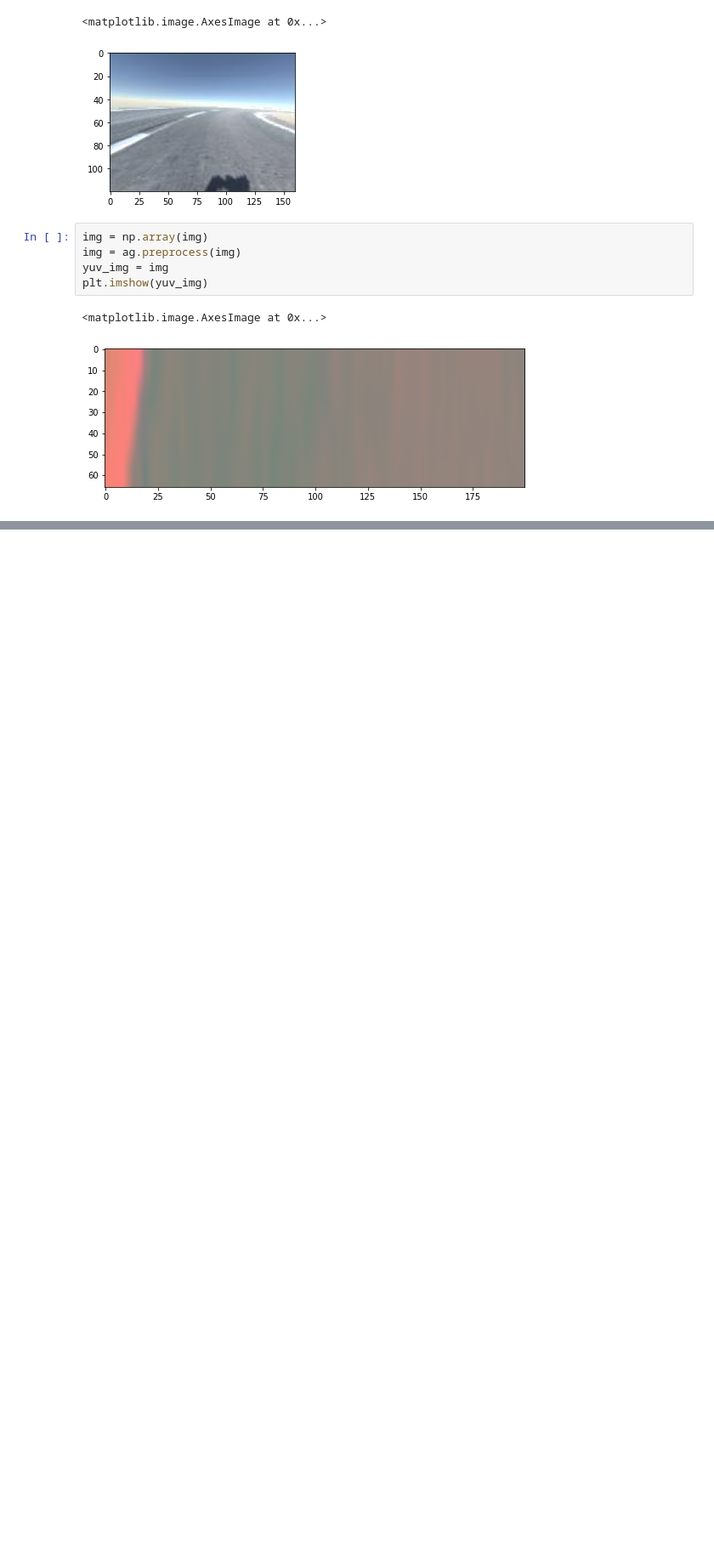
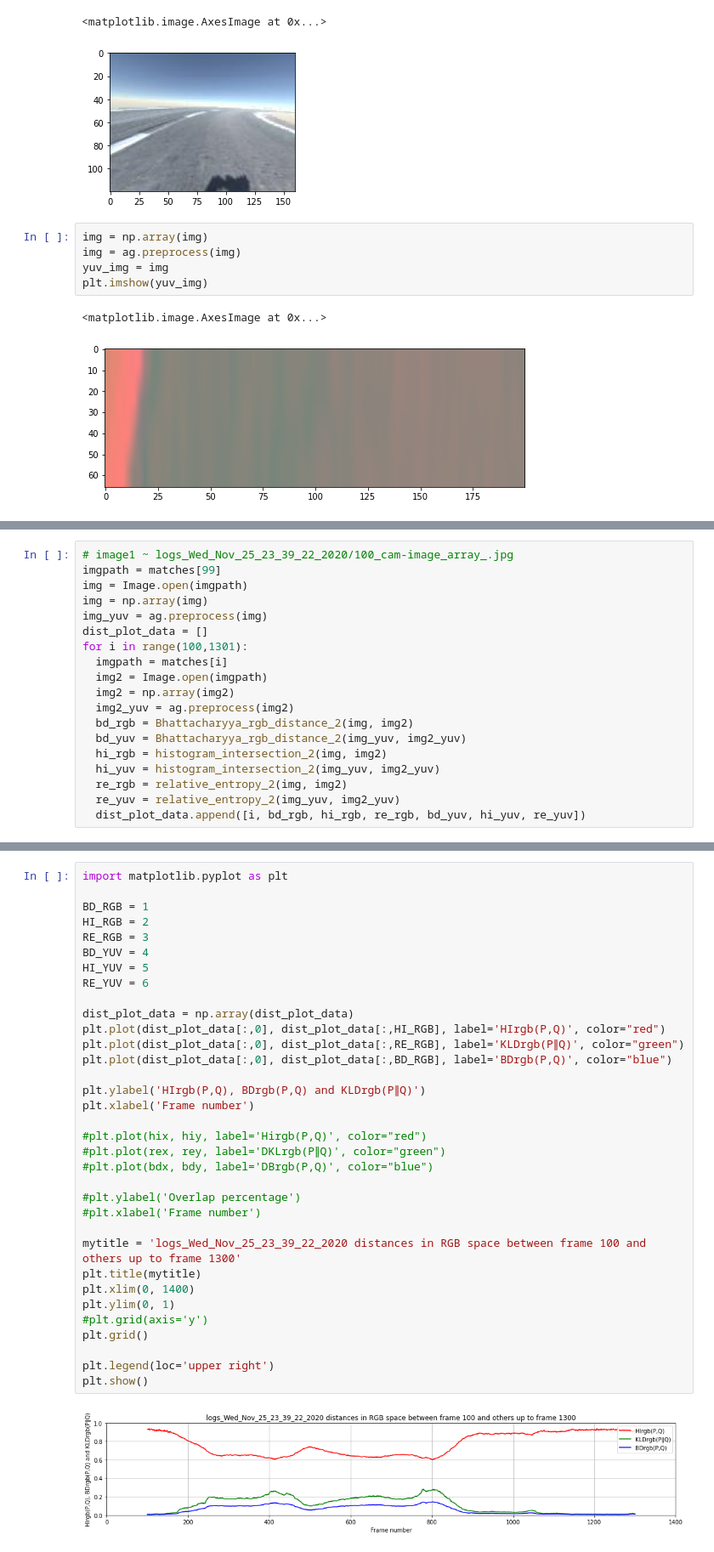
Before and after one commit to dsikar/notebooks, a Jupyter notebook: RGBMeans.ipynb, the cells around one changed output, grey strips where cells are left out. Shown at 85% size. Cells and saved outputs as stored; diff of their text form; blank space fills up the shorter version.

```diff
--- a/RGBMeans.ipynb
+++ b/RGBMeans.ipynb
@@ -1023,0 +1216,19 @@ plt.imshow(yuv_img)
+# %%
+# image1 ~ logs_Wed_Nov_25_23_39_22_2020/100_cam-image_array_.jpg
+imgpath = matches[99]
+img = Image.open(imgpath)
+img = np.array(img)
+img_yuv = ag.preprocess(img)
+dist_plot_data = []
+for i in range(100,1301):
+  imgpath = matches[i]
+  img2 = Image.open(imgpath)
+  img2 = np.array(img2)
+  img2_yuv = ag.preprocess(img2)
+  bd_rgb = Bhattacharyya_rgb_distance_2(img, img2)
+  bd_yuv = Bhattacharyya_rgb_distance_2(img_yuv, img2_yuv)
+  hi_rgb = histogram_intersection_2(img, img2)
+  hi_yuv = histogram_intersection_2(img_yuv, img2_yuv)
+  re_rgb = relative_entropy_2(img, img2)
+  re_yuv = relative_entropy_2(img_yuv, img2_yuv)
+  dist_plot_data.append([i, bd_rgb, hi_rgb, re_rgb, bd_yuv, hi_yuv, re_yuv])
@@ -1023,0 +1237,36 @@ plt.imshow(yuv_img)
+# %%
+import matplotlib.pyplot as plt
+
+BD_RGB = 1
+HI_RGB = 2
+RE_RGB = 3
+BD_YUV = 4
+HI_YUV = 5
+RE_YUV = 6
+
+dist_plot_data = np.array(dist_plot_data)
+plt.plot(dist_plot_data[:,0], dist_plot_data[:,HI_RGB], label='HIrgb(P,Q)', color="red")
+plt.plot(dist_plot_data[:,0], dist_plot_data[:,RE_RGB], label='KLDrgb(P∥Q)', color="green")
+plt.plot(dist_plot_data[:,0], dist_plot_data[:,BD_RGB], label='BDrgb(P,Q)', color="blue")
+
+plt.ylabel('HIrgb(P,Q), BDrgb(P,Q) and KLDrgb(P∥Q)')
+plt.xlabel('Frame number')
+
+#plt.plot(hix, hiy, label='Hirgb(P,Q)', color="red")
+#plt.plot(rex, rey, label='DKLrgb(P∥Q)', color="green")
+#plt.plot(bdx, bdy, label='DBrgb(P,Q)', color="blue")
+
+#plt.ylabel('Overlap percentage')
+#plt.xlabel('Frame number')
+
+mytitle = 'logs_Wed_Nov_25_23_39_22_2020 distances in RGB space between frame 100 and others up to frame 1300'
+plt.title(mytitle)
+plt.xlim(0, 1400)
+plt.ylim(0, 1)
+#plt.grid(axis='y')
+plt.grid()
+
+plt.legend(loc='upper right')
+plt.show()
+# %% [output]
+[figure, added]
```
Also changed, not shown: parts of 28 cells of this notebook.
